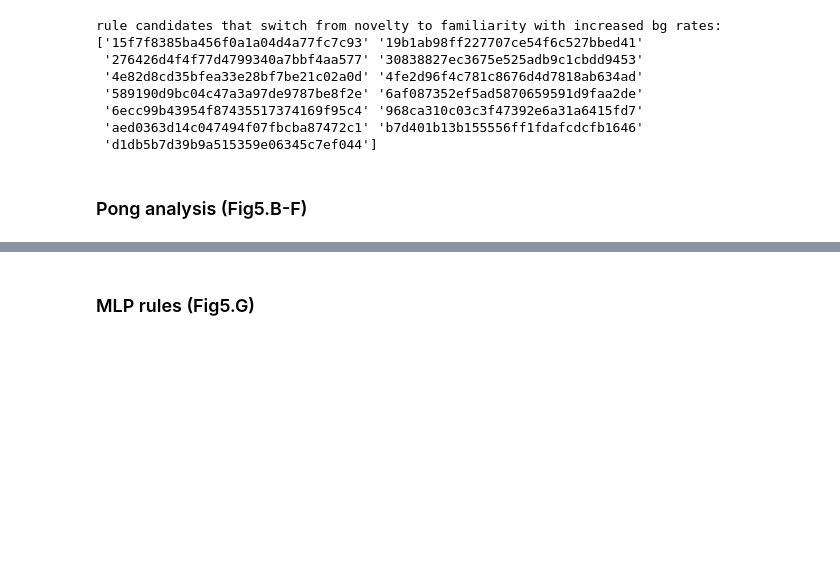
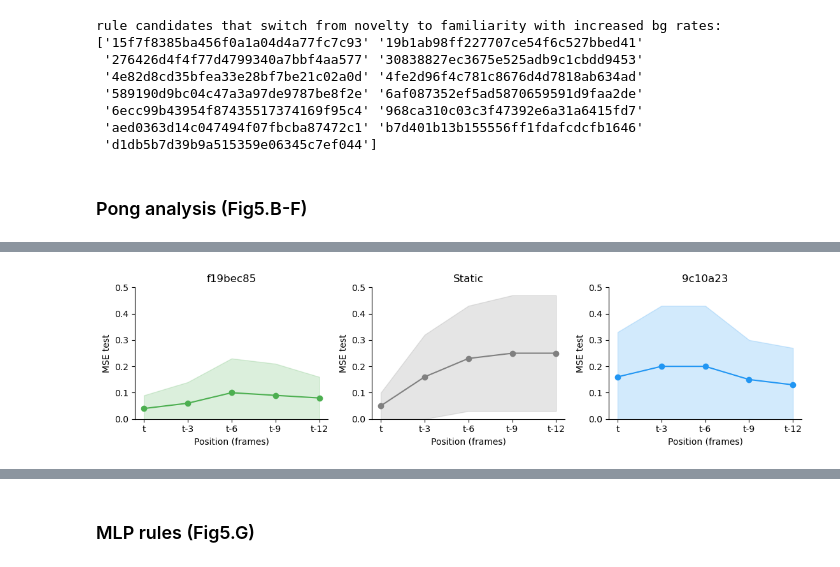
Before and after one commit to VogelsLab/Mem1kRules, a Jupyter notebook: results/figure5.ipynb, the cells around one changed output, grey strips where cells are left out. Saved outputs shown, nothing was run; the diff lists cells and outputs as text; code cells hidden in the pictures; blank space fills up the shorter version.

```diff
--- a/results/figure5.ipynb
+++ b/results/figure5.ipynb
@@ -94,0 +191,25 @@ rule candidates that switch from novelty to familiarity with increased bg rates:
+# %%
+time_points = ["t", "t-3", "t-6", "t-9", "t-12"]
+
+# computed MSE values
+mse_means = [
+    [0.04, 0.06, 0.10, 0.09, 0.08],  # f19bec85
+    [0.05, 0.16, 0.23, 0.25, 0.25],  # Static
+    [0.16, 0.20, 0.20, 0.15, 0.13]   # 9c10a23
+]
+
+mse_stds = [
+    [0.05, 0.08, 0.13, 0.12, 0.08], # f19bec85
+    [0.05, 0.16, 0.20, 0.22, 0.22], # Static
+    [0.17, 0.23, 0.23, 0.15, 0.14]  # 9c10a23
+]
+
+aux.plot_mse_with_std(
+    time_points,
+    mse_means,
+    mse_stds,
+    labels=['f19bec85', 'Static', '9c10a23'],
+    colors=['#4CAF50', 'grey', '#2196F3'],
+)
+# %% [output]
+[figure, added]
```
Also changed, not shown: parts of 10 cells of this notebook, 57 other files.
